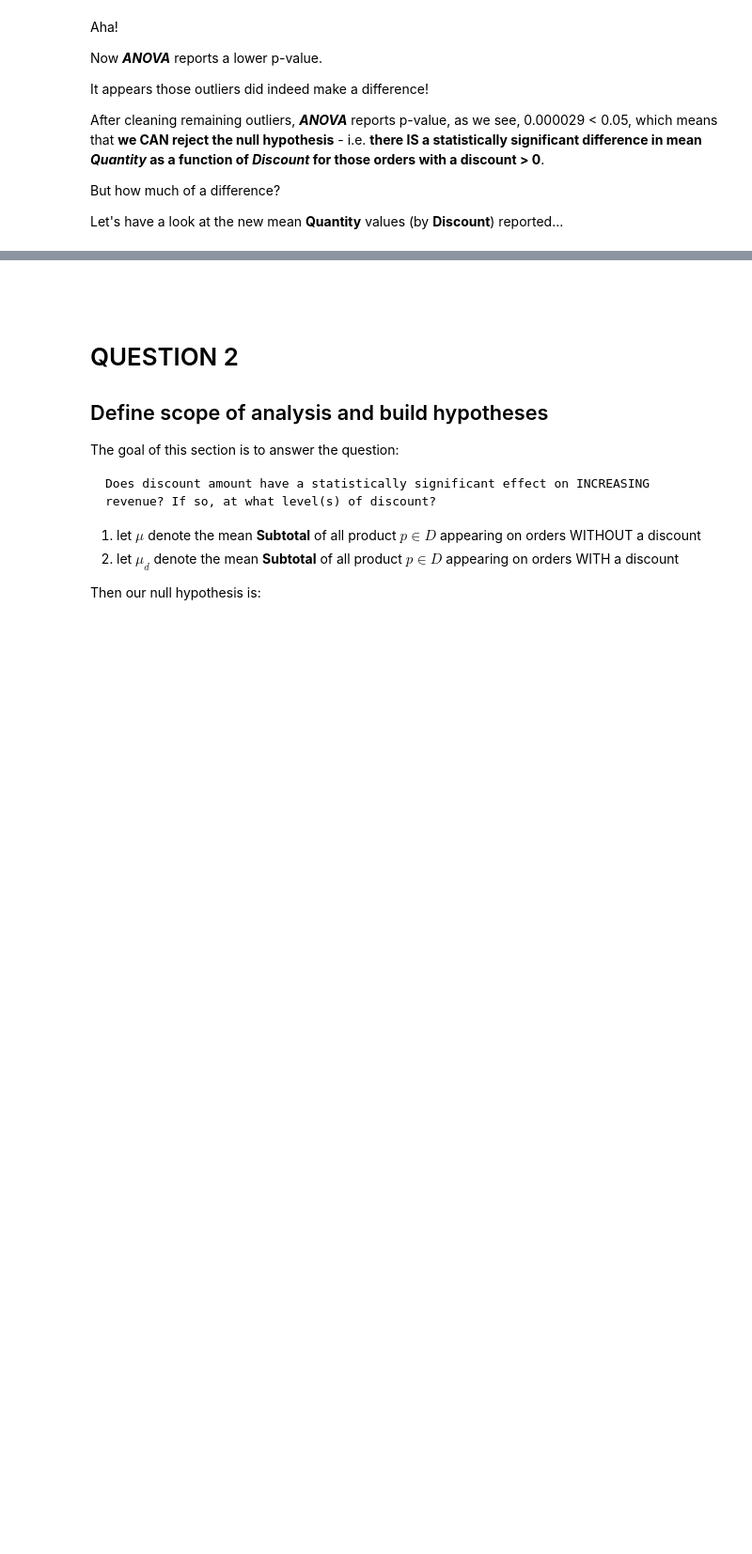
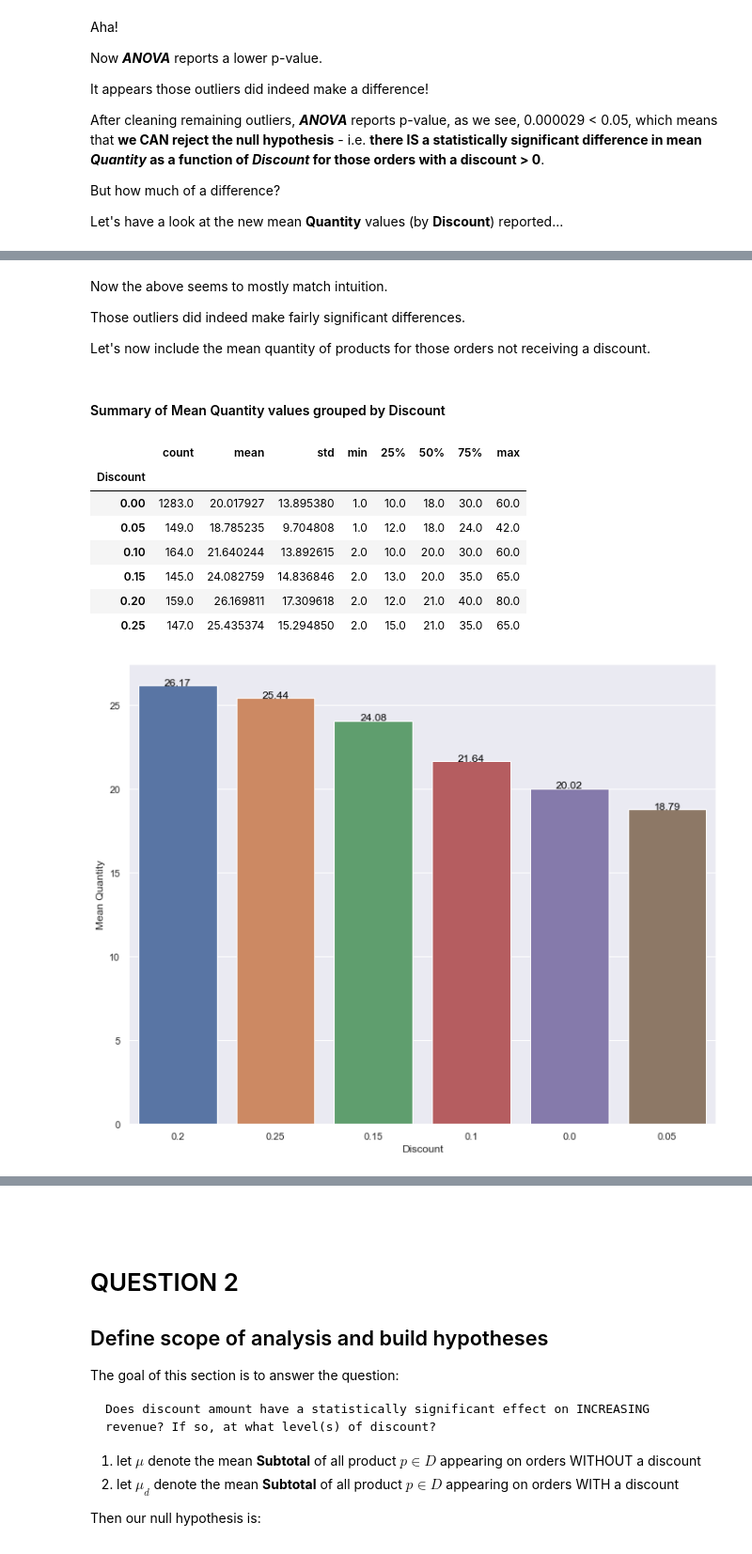
Before and after one commit to sacontreras/dsc-project-module-03, a Jupyter notebook: NorthwindProductDisountOrderEffectAnalysis.ipynb, the cells around one changed output, grey strips where cells are left out. Shown at 94% size. Drawn from its saved outputs; the diff is of its cells as text; code cells hidden in the pictures; blank space fills up the shorter version.

```diff
--- a/NorthwindProductDisountOrderEffectAnalysis.ipynb
+++ b/NorthwindProductDisountOrderEffectAnalysis.ipynb
@@ -1115 +1120,20 @@ summarize_mean_quantity_by_discount(orders_with_discount_df_2)
+# %% [markdown]
+Now the above seems to mostly match intuition.
+
+Those outliers did indeed make fairly significant differences.
+
+Let's now include the mean quantity of products for those orders not receiving a discount.
+# %%
+summarize_mean_quantity_by_discount(order_detail_qty_outliers_removed_df_2, sort=True)
+# %% [output]
+#### Summary of Mean Quantity values grouped by Discount
+|  | count | mean | std | min | 25% | 50% | 75% | max |
+| Discount |  |  |  |  |  |  |  |  |
+| 0.00 | 1283.0 | 20.017927 | 13.895380 | 1.0 | 10.0 | 18.0 | 30.0 | 60.0 |
+| 0.05 | 149.0 | 18.785235 | 9.704808 | 1.0 | 12.0 | 18.0 | 24.0 | 42.0 |
+| 0.10 | 164.0 | 21.640244 | 13.892615 | 2.0 | 10.0 | 20.0 | 30.0 | 60.0 |
+| 0.15 | 145.0 | 24.082759 | 14.836846 | 2.0 | 13.0 | 20.0 | 35.0 | 65.0 |
+| 0.20 | 159.0 | 26.169811 | 17.309618 | 2.0 | 12.0 | 21.0 | 40.0 | 80.0 |
+| 0.25 | 147.0 | 25.435374 | 15.294850 | 2.0 | 15.0 | 21.0 | 35.0 | 65.0 |
+[figure, added]
 # %% [markdown]
```
Also changed, not shown: parts of 14 cells of this notebook.
